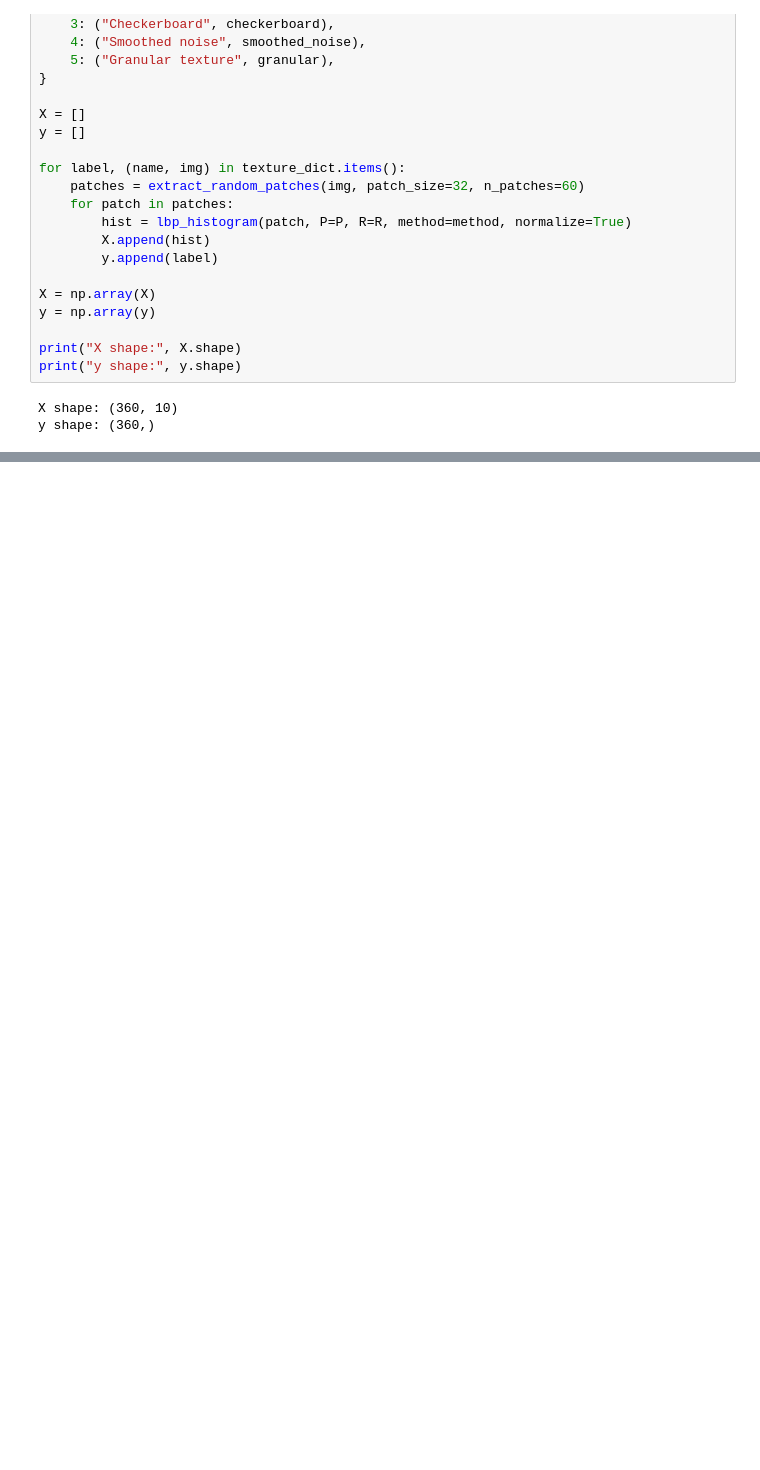
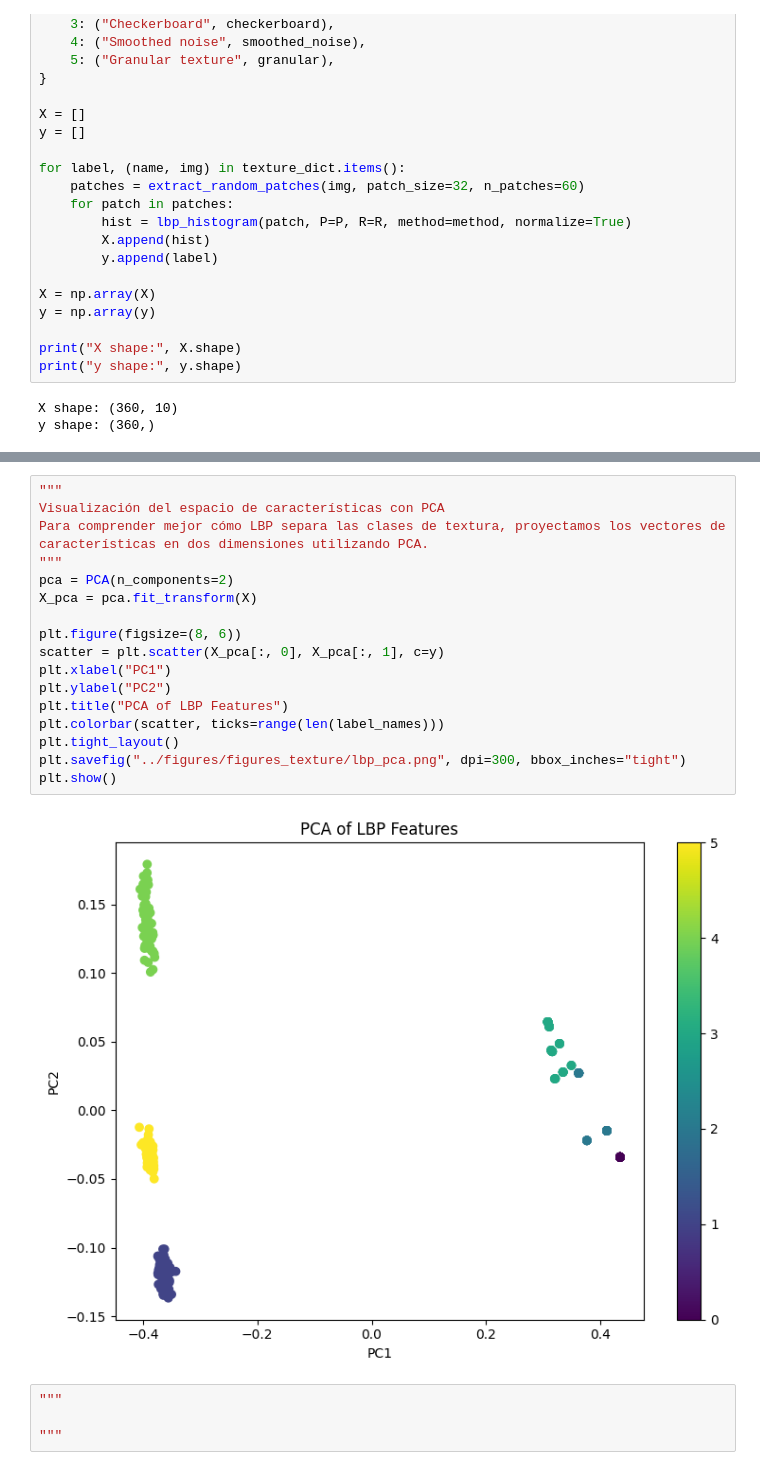
Before and after one commit to peterzm/ai-imaging-portfolio, a Jupyter notebook: 03_computer_vision/notebooks/06_lbp_texture_analysis.ipynb, the cells around one changed output, grey strips where cells are left out. Cells and saved outputs as stored; diff of their text form; blank space fills up the shorter version.

Commit message:
Graficamos el analisis de las componentes principales(PCA) del LBP features

```diff
--- a/03_computer_vision/notebooks/06_lbp_texture_analysis.ipynb
+++ b/03_computer_vision/notebooks/06_lbp_texture_analysis.ipynb
@@ -243,0 +282,23 @@ y shape: (360,)
+# %%
+"""
+Visualización del espacio de características con PCA
+Para comprender mejor cómo LBP separa las clases de textura, proyectamos los vectores de características en dos dimensiones utilizando PCA.
+"""
+pca = PCA(n_components=2)
+X_pca = pca.fit_transform(X)
+
+plt.figure(figsize=(8, 6))
+scatter = plt.scatter(X_pca[:, 0], X_pca[:, 1], c=y)
+plt.xlabel("PC1")
+plt.ylabel("PC2")
+plt.title("PCA of LBP Features")
+plt.colorbar(scatter, ticks=range(len(label_names)))
+plt.tight_layout()
+plt.savefig("../figures/figures_texture/lbp_pca.png", dpi=300, bbox_inches="tight")
+plt.show()
+# %% [output]
+[figure, added]
+# %%
+"""
+
+"""
```
Also changed, not shown: parts of 3 cells of this notebook, 2 other files.
